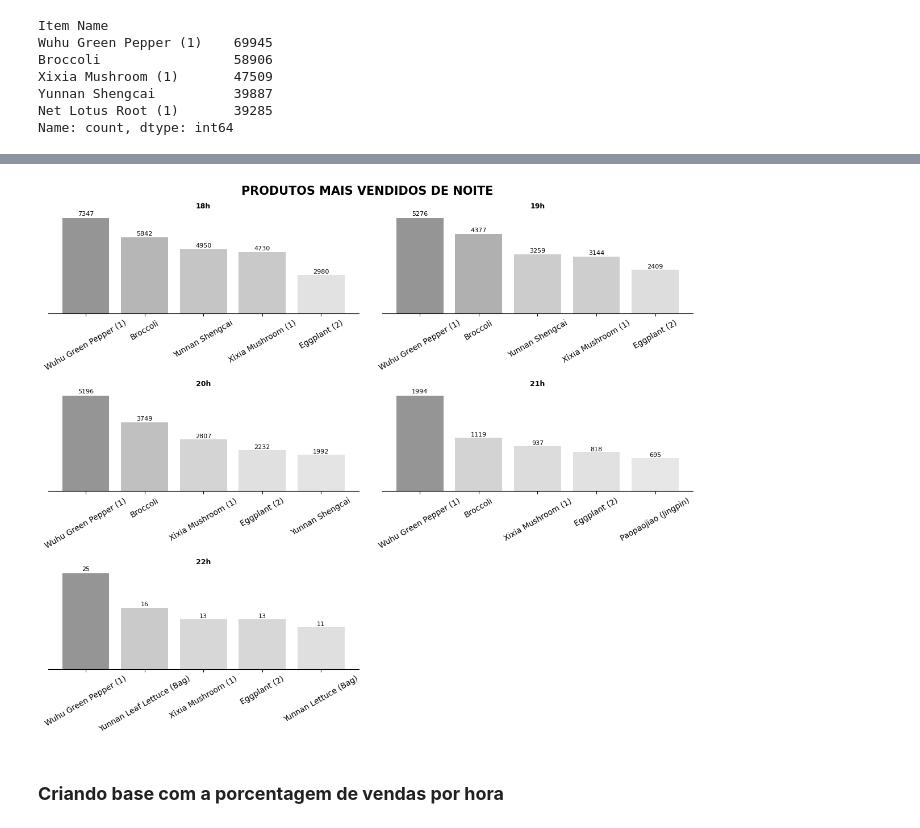
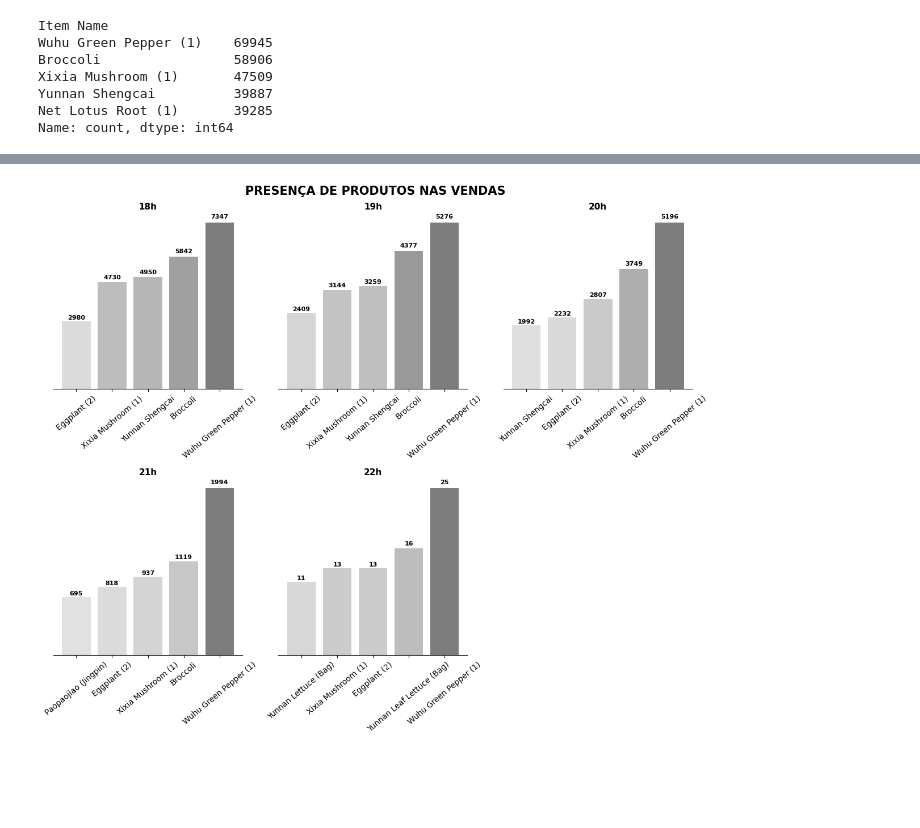
Before and after one commit to Thicon/Vendas-de-Vegetais, a Jupyter notebook: notebooks/EDA 02 - Análise de vendas.ipynb, the cells around one changed output, grey strips where cells are left out. Cells and saved outputs as stored; diff of their text form; code cells hidden in the pictures; blank space fills up the shorter version.

```diff
--- a/notebooks/EDA 02 - Análise de vendas.ipynb
+++ b/notebooks/EDA 02 - Análise de vendas.ipynb
@@ -160,6 +164,7 @@ base_datas.head(3)
 | 2020-07-01 | 09:17 | 102900005115960 | 0.849 | 3.2 | sale | No | ... |
 | 2020-07-01 | 09:17 | 102900005117056 | 0.409 | 7.6 | sale | No | ... |
 # %%
+
 from matplotlib.colors import Normalize
 
 fig,ax = plt.subplots(figsize=(8,4), tight_layout=True)
@@ -170,12 +175,13 @@ cmap = plt.get_cmap('Greys')
 colors = cmap(norm(a.values))
 
 ax.bar(a.index, a.values, color=colors)
-ax.set_title('Quantidade de vendas por hora', fontweight='bold')
+plt.suptitle('Quantidade de vendas por hora', fontweight='bold')
 ax.spines[['top','left','right']].set_visible(False)
 ax.yaxis.set_visible(False)
 for i in range(0,len(a.index)):
-    ax.annotate(a.values[i],(a.index[i],a.values[i]+a.values[i]*0.025),ha='center')
+    ax.annotate(a.values[i],(a.index[i],a.values[i]+a.values[i]*0.025),ha='center',fontsize=8)
 ax.set_xticks(a.index)
-ax.text(4.4, 108000, 'O horário com\nmais vendas é 10am', bbox=dict(boxstyle='round,pad=0.5', facecolor='yellow', edgecolor='yellow', alpha=0.6), fontsize=9, ha='center')
+ax.text(2, 140000, 'O horário com\nmais vendas é 10am', bbox=dict(boxstyle='round,pad=0.5', facecolor='yellow', edgecolor='yellow', alpha=0.4), fontsize=8, ha='center')
+plt.savefig("../images/02_EDA_03_vendas_hora.png")
 plt.show()
 # %% [output]
@@ -346,25 +293,26 @@ plt.show()
 horas = ['12','13','14','15','16','17']
 titulos = ['12h','13h','14h','15h','16h','17h']
 
-fig,axs = plt.subplots(ncols=2,nrows=3,figsize=(12,10),tight_layout=True)
+fig,axs = plt.subplots(ncols=3,nrows=2,figsize=(12,7),tight_layout=True)
 
 for hora,ax,titulo in zip(horas,axs.flat, titulos):
 
     b = base.loc[base['Hora'] == hora].copy()
-    a = b['Item Name'].value_counts().sort_values(ascending=False).head(5)
-    norm = Normalize(vmin=0, vmax=a.max()*2)
-    cmap = plt.get_cmap('YlOrBr')
+    a = b['Item Name'].value_counts().sort_values(ascending=False).head(5).sort_values()
+    norm = Normalize(vmin=0, vmax=a.max()*1.7)
+    cmap = plt.get_cmap('Greys')
     colors = cmap(norm(a.values))
 
     ax.bar(a.index, a.values, color=colors)
-    ax.set_title(f'{titulo}', fontweight='bold', fontsize=9)
+    ax.set_title(f'{titulo}', fontweight='bold', fontsize=11)
     ax.spines[['top','left','right']].set_visible(False)
     ax.yaxis.set_visible(False)
     for i in range(0,len(a.index)):
-        ax.annotate(a.values[i],(a.index[i],a.values[i]+a.values[i]*0.025),ha='center', fontsize=8)
+        ax.annotate(a.values[i],(a.index[i],a.values[i]+a.values[i]*0.025),ha='center', fontsize=8, fontweight='bold')
     ax.set_xticks(a.index)
-    ax.set_xticklabels(labels=a.index, rotation=30)
+    ax.set_xticklabels(labels=a.index, rotation=40)
 
-plt.suptitle("PRODUTOS MAIS VENDIDOS DE TARDE", fontsize=15, fontweight='bold')
+plt.suptitle("PRESENÇA DE PRODUTOS NAS VENDAS - TARDE", fontsize=15, fontweight='bold')
+plt.savefig("../images/02_EDA_06_presenca_produtos_vendas_tarde.png")
 plt.show()
 # %% [output]
@@ -372,30 +320,31 @@ plt.show()
 # %%
+
 horas = ['18','19','20','21','22']
 titulos = ['18h','19h','20h','21h','22h']
 
-fig,axs = plt.subplots(ncols=2,nrows=3,figsize=(12,10),tight_layout=True)
+fig,axs = plt.subplots(ncols=3,nrows=2,figsize=(12,10),tight_layout=True)
 
 for hora,ax,titulo in zip(horas,axs.flat, titulos):
 
     b = base.loc[base['Hora'] == hora].copy()
-    a = b['Item Name'].value_counts().sort_values(ascending=False).head(5)
-    norm = Normalize(vmin=0, vmax=a.max()*2)
+    a = b['Item Name'].value_counts().sort_values(ascending=False).head(5).sort_values()
+    norm = Normalize(vmin=0, vmax=a.max()*1.7)
     cmap = plt.get_cmap('Greys')
     colors = cmap(norm(a.values))
 
     ax.bar(a.index, a.values, color=colors)
-    ax.set_title(f'{titulo}', fontweight='bold', fontsize=9)
+    ax.set_title(f'{titulo}', fontweight='bold', fontsize=11)
     ax.spines[['top','left','right']].set_visible(False)
     ax.yaxis.set_visible(False)
     for i in range(0,len(a.index)):
-        ax.annotate(a.values[i],(a.index[i],a.values[i]+a.values[i]*0.025),ha='center', fontsize=8)
+        ax.annotate(a.values[i],(a.index[i],a.values[i]+a.values[i]*0.025),ha='center', fontsize=8, fontweight='bold')
     ax.set_xticks(a.index)
-    ax.set_xticklabels(labels=a.index, rotation=30)
-axs[2][1].axis('off')
-plt.suptitle("PRODUTOS MAIS VENDIDOS DE NOITE", fontsize=15, fontweight='bold')
+
+    ax.set_xticklabels(labels=a.index, rotation=40)
+axs[1][2].axis('off')
+plt.suptitle("PRESENÇA DE PRODUTOS NAS VENDAS", fontsize=15, fontweight='bold')
+plt.savefig("../images/02_EDA_06_presenca_produtos_vendas_noite.png")
 plt.show()
 # %% [output]
-[figure, old version]
+[figure, new version]
-# %% [markdown]
-### **Criando base com a porcentagem de vendas por hora**
 # %%
```
Also changed, not shown: parts of 30 cells of this notebook, 54 other files.
